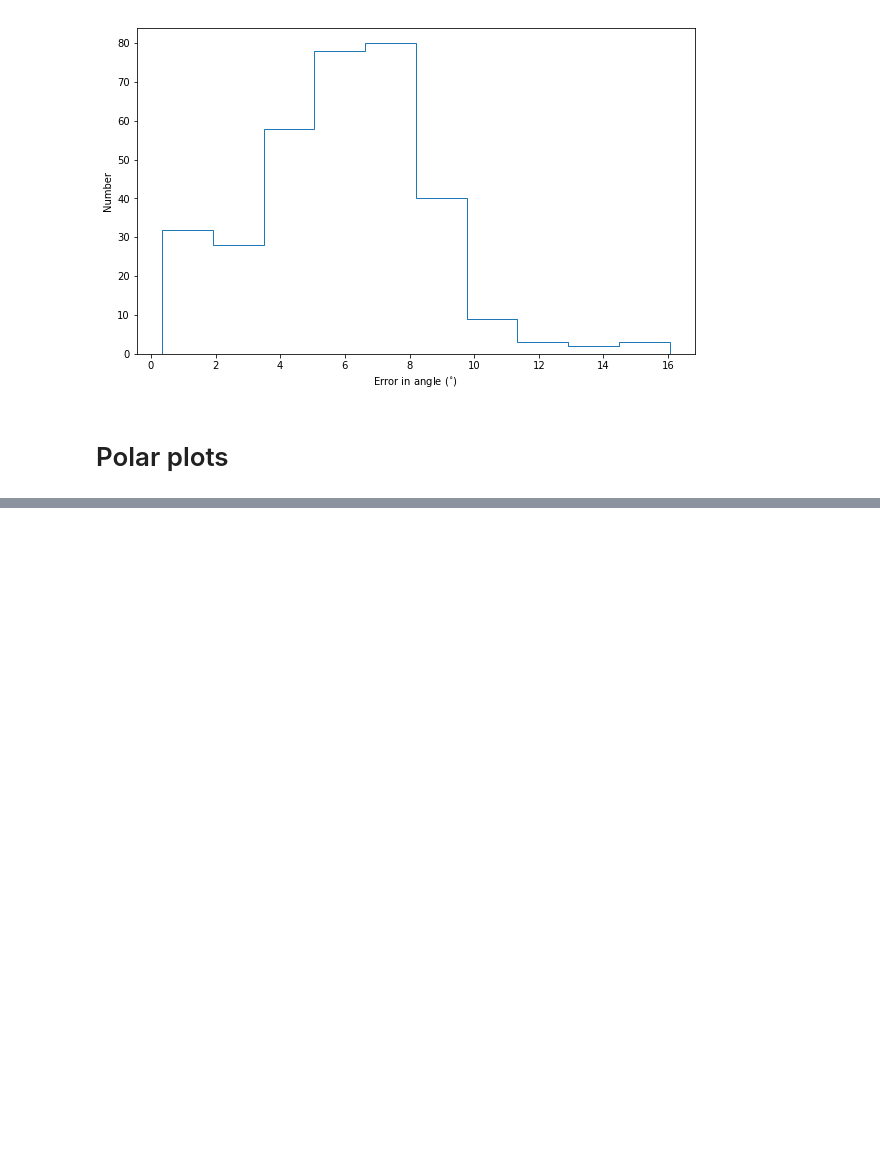
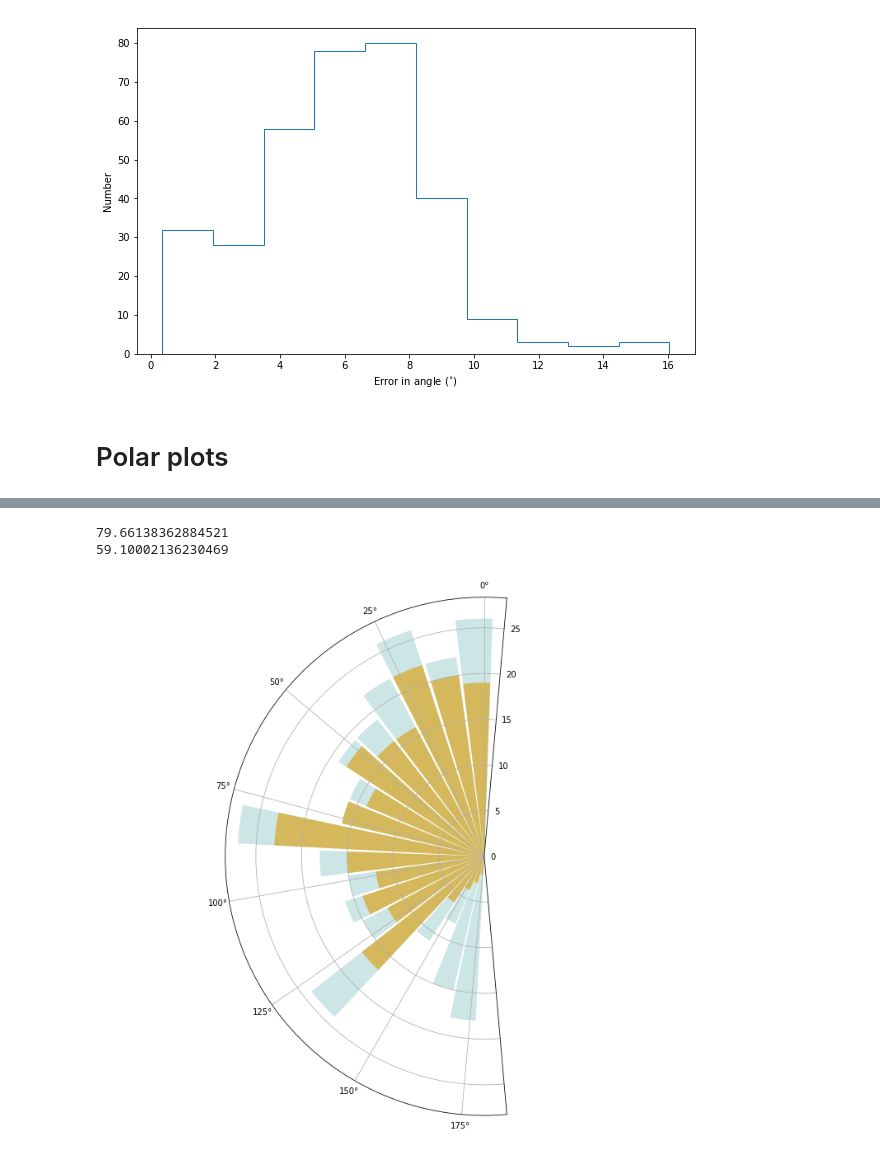
Before and after one commit to parsonsh/eaoTools, a Jupyter notebook: POL2-vector-analysis.ipynb, the cells around one changed output, grey strips where cells are left out. Cells and saved outputs as stored; diff of their text form; code cells hidden in the pictures; blank space fills up the shorter version.

```diff
--- a/POL2-vector-analysis.ipynb
+++ b/POL2-vector-analysis.ipynb
@@ -254,0 +260,15 @@ added fileprovided[bang]
+# %%
+#Want a vectors_regions - which is a coadd of all the data from all the identified regions.
+
+vectors_AllRegions = vstack([vectors_Leg1a, vectors_Leg2a, vectors_Leg1b, vectors_Leg2b,
+                              vectors_Leg3aa,vectors_Leg3b,vectors_Leg4a,vectors_Leg5a,
+                              vectors_BellTop,vectors_BrightBlue,vectors_BrightRed,vectors_Faint])
+# vectors_all_regions
+
+
+vectors_AllLegs = vstack([vectors_Leg1a, vectors_Leg2a,
+                              vectors_Leg3aa,vectors_Leg3b,vectors_Leg4a])#,vectors_Leg5a])
+
+vectors_AllOutflows = vstack([vectors_BrightBlue,vectors_BrightRed])
+
+vectors_AllOther = vstack([vectors_Leg1b, vectors_Leg2b,vectors_Faint])
@@ -695,0 +718,10 @@ py.iplot(fig, filename = 'polar-area')
+# %%
+print (np.median(vectors_All['bang']))
+print (np.median(vectors_AllRegions['bang']))
+
+listoffiles = (vectors_All,vectors_AllRegions)
+plot_angles_polar(listoffiles,'All-Selected')
+# %% [output]
+79.66138362884521
+59.10002136230469
+[figure, added]
```
Also changed, not shown: parts of 57 cells of this notebook, 2 other files.
